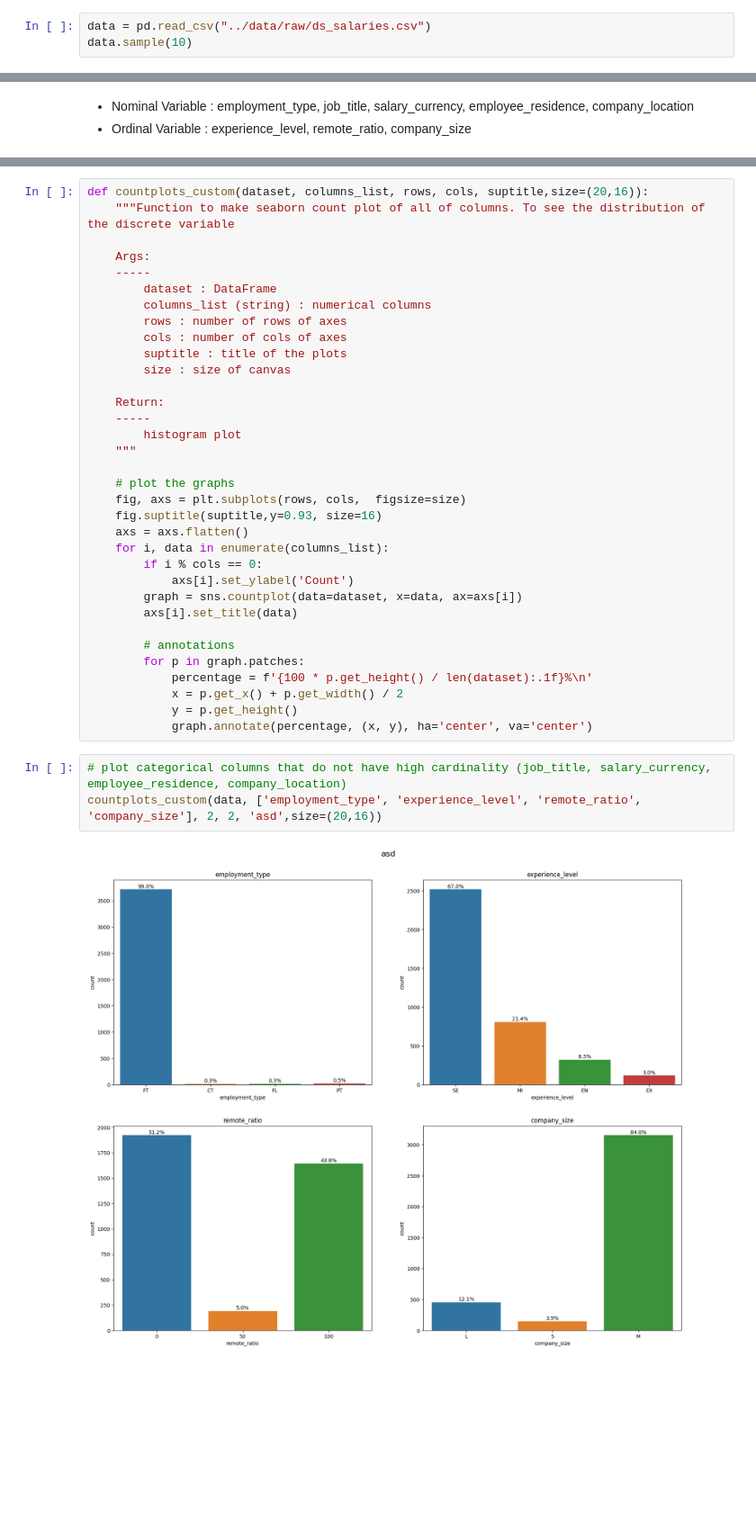
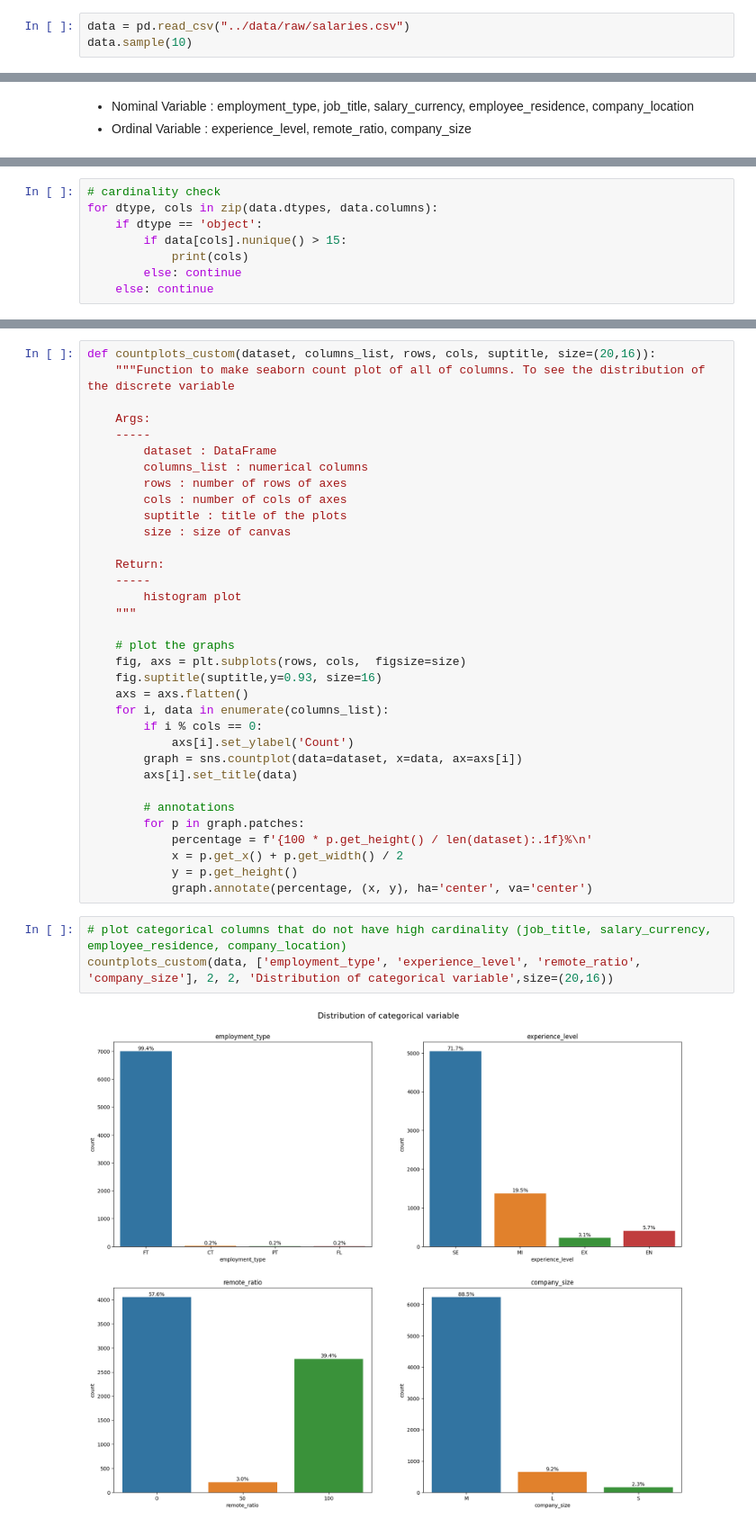
Before and after one commit to fnkhairudin/Data-Science-Salaries-Prediction, a Jupyter notebook: notebooks/1.0-data-preparation.ipynb, the cells around one changed output, grey strips where cells are left out. Shown at 90% size. Drawn from its saved outputs; the diff is of its cells as text; blank space fills up the shorter version.

Commit message:
data understanding

```diff
--- a/notebooks/1.0-data-preparation.ipynb
+++ b/notebooks/1.0-data-preparation.ipynb
@@ -40,7 +83,7 @@ Dataset can be access through this link: [dataset!](https://www.kaggle.com/datas
 | `company_location` | The country of the employer's main office or contracting branch |
 | `company_size` | The median number of people that worked for the company during the year |
 # %%
-data = pd.read_csv("../data/raw/ds_salaries.csv")
+data = pd.read_csv("../data/raw/salaries.csv")
 data.sample(10)
 # %% [output]
 |  | work_year | experience_level | employment_type | job_title | salary | salary_currency | salary_in_usd | ... |
@@ -164,0 +211,8 @@ distboxplot(data=data, column='salary_in_usd', bins=np.arange(0,450000,5000),
+# %%
+# cardinality check
+for dtype, cols in zip(data.dtypes, data.columns):
+    if dtype == 'object':
+        if data[cols].nunique() > 15:
+            print(cols)
+        else: continue
+    else: continue
@@ -165,11 +228,11 @@ distboxplot(data=data, column='salary_in_usd', bins=np.arange(0,450000,5000),
 # %%
-def countplots_custom(dataset, columns_list, rows, cols, suptitle,size=(20,16)):
+def countplots_custom(dataset, columns_list, rows, cols, suptitle, size=(20,16)):
     """Function to make seaborn count plot of all of columns. To see the distribution of the discrete variable
 
     Args:
     -----
         dataset : DataFrame
-        columns_list (string) : numerical columns
+        columns_list : numerical columns
         rows : number of rows of axes
         cols : number of cols of axes
         suptitle : title of the plots
@@ -198,6 +261,6 @@ def countplots_custom(dataset, columns_list, rows, cols, suptitle,size=(20,16)):
             graph.annotate(percentage, (x, y), ha='center', va='center')
 # %%
 # plot categorical columns that do not have high cardinality (job_title, salary_currency, employee_residence, company_location)
-countplots_custom(data, ['employment_type', 'experience_level', 'remote_ratio', 'company_size'], 2, 2, 'asd',size=(20,16))
+countplots_custom(data, ['employment_type', 'experience_level', 'remote_ratio', 'company_size'], 2, 2, 'Distribution of categorical variable',size=(20,16))
 # %% [output]
-[figure, old version]
+[figure, new version]
```
Also changed, not shown: parts of 21 cells of this notebook.
